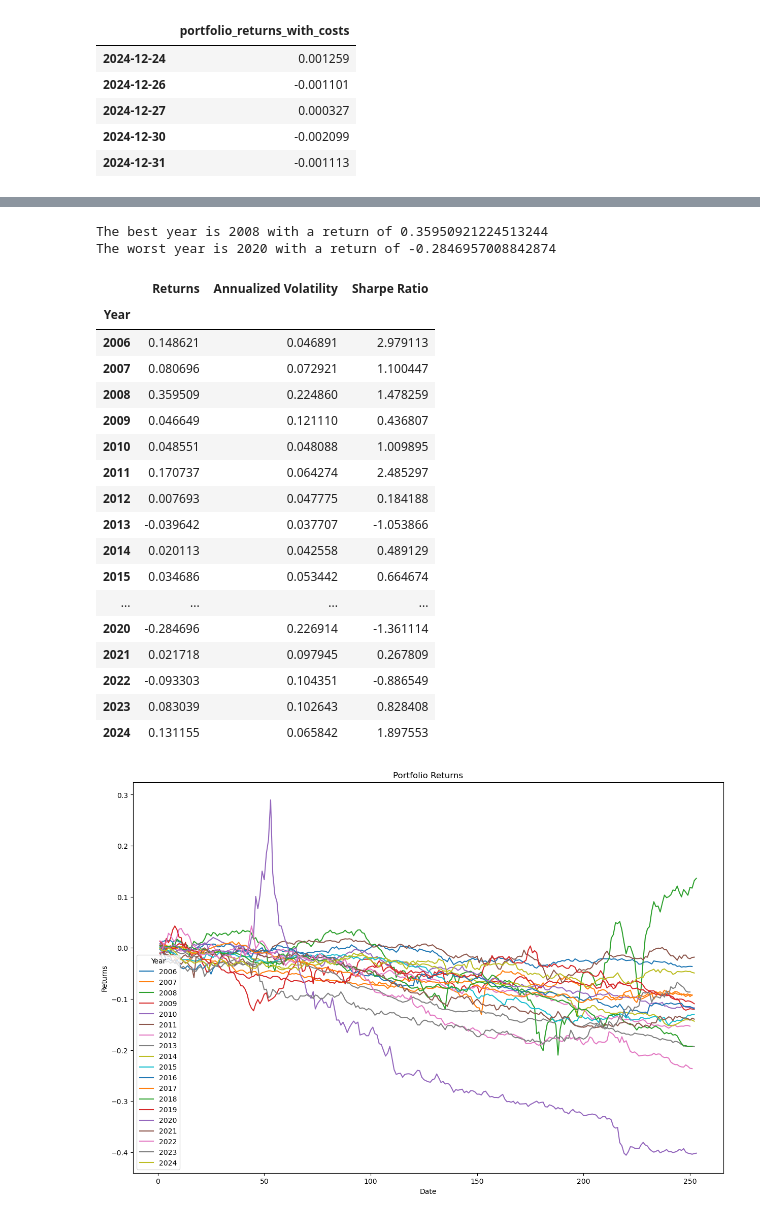
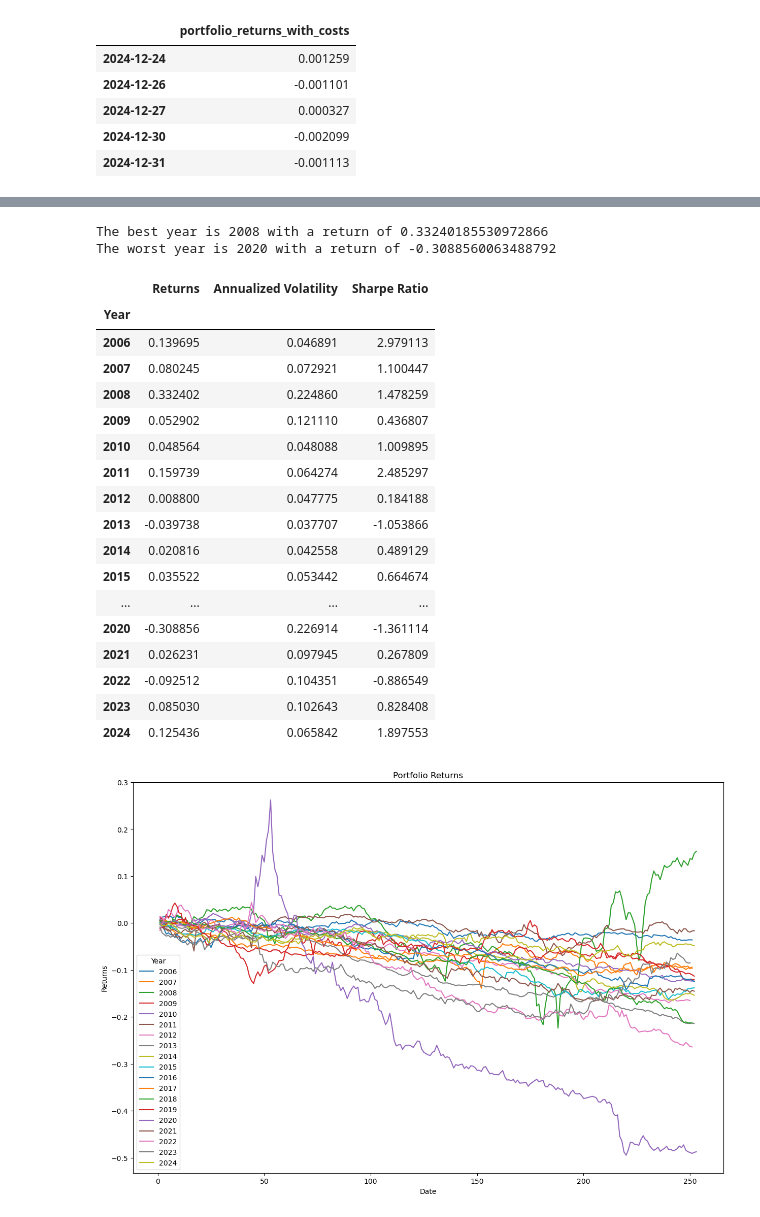
Before and after one commit to KiranReddy0808/FE5214-Introduction-to-quant-investing, a Jupyter notebook: Assignment 2/Assignment2.ipynb, the cells around one changed output, grey strips where cells are left out. Drawn from its saved outputs; the diff is of its cells as text; code cells hidden in the pictures.

```diff
--- a/Assignment 2/Assignment2.ipynb
+++ b/Assignment 2/Assignment2.ipynb
@@ -186,6 +188,7 @@ volatility_dict = {}
 for year in univ_list.index.unique():
     stocks_list = univ_list.columns[univ_list.loc[year] == 1].tolist()
 
+    # Count the number of stocks in each year
     stocks_list = [stock for stock in stocks_list if stock in close_prices.columns]
     print(f"Year: {year.year} - Number of stocks: {len(stocks_list)}")
 
@@ -197,16 +200,17 @@ for year in univ_list.index.unique():
     # Add last month from previous year if present
     if year.year != 2004:
         previous_year_end = close_prices.loc[str(year.year - 1)].tail(30)
-        temp = pd.concat([previous_year_end, close_prices_dict[year.year]])
+        temp = pd.concat([previous_year_end, temp])
 
     # Add first 10 days from next year if present
     if year.year != 2024:
         next_year_start = close_prices.loc[str(year.year + 1)].head(10)
-        temp = pd.concat([close_prices_dict[year.year], next_year_start])
+        temp = pd.concat([temp, next_year_start])
 
     close_prices_dict[year.year] = temp
 
 
+# Filter the stocks from close prices based on the stocks list
 for year in univ_list.index.unique():
     stocks_list = stocks_list_dict[year.year]
     close_prices_dict[year.year] = close_prices_dict[year.year][stocks_list]
@@ -276,11 +280,17 @@ for year in close_prices_dict.keys():
     if year == 2004:
         continue
     else:
+        # Calculate the volatility by constructing a rolling window of 21 days
         volatility_dict[year] = (np.log(close_prices_dict[year]).diff(1).fillna(0)).rolling(window=21).std()
+
+        # Set the minimum volatility to 0.005
         volatility_dict[year] = volatility_dict[year].applymap(lambda x: max(0.005, x))
+
+        # Calculate the normalized 5-day return
         five_day_return_dict[year] = (np.log(close_prices_dict[year]).diff(5).fillna(0))
         norm_five_day_return_dict[year] = five_day_return_dict[year] / volatility_dict[year]
 
+        # Calculate the returns minus the industry average
         returns_minus_industry_dict[year] = (np.log(close_prices_dict[year]).diff(1).fillna(0))
 
         ranks = norm_five_day_return_dict[year].rank(axis=1, method = 'first', ascending=False)
@@ -312,7 +322,6 @@ for year in close_prices_dict.keys():
                 # Subtract the industry returns
                 returns_minus_industry_dict[year].loc[:, mask] = returns_minus_industry_dict[year].loc[:, mask].sub(industry_returns_dict[year][key], axis=0)
 
-        norm_five_day_return = norm_five_day_return_dict[year].loc[str(year)]
         norm_five_day_return = norm_five_day_return_dict[year].loc[str(year)]
         ranked_norm_five_day_return = ranked_norm_five_day_return_dict[year].loc[str(year)]
         returns_minus_industry = returns_minus_industry_dict[year].shift(-1).loc[str(year)]
@@ -568,7 +604,7 @@ plt.xlabel("Date")
 plt.ylabel("Returns")
 
 for year in portfolio_returns_dict.keys():
-    returns = (1 + portfolio_returns_dict[year]['portfolio_returns']).cumprod() - 1
+    returns = portfolio_returns_dict[year]['portfolio_returns'].cumsum()
 
     T = summary_df.loc[str(year), "T"]
     results.loc[len(results)] = [
@@ -596,54 +632,54 @@ print(f"The worst year is {min_index} with a return of {results.loc[min_index, '
 
 display(results)
 # %% [output]
-The best year is 2008 with a return of 0.35950921224513244
-The worst year is 2020 with a return of -0.2846957008842874
+The best year is 2008 with a return of 0.33240185530972866
+The worst year is 2020 with a return of -0.3088560063488792
 |  | Returns | Annualized Volatility | Sharpe Ratio |
 | Year |  |  |  |
-| 2006 | 0.148621 | 0.046891 | 2.979113 |
-| 2007 | 0.080696 | 0.072921 | 1.100447 |
-| 2008 | 0.359509 | 0.224860 | 1.478259 |
-| 2009 | 0.046649 | 0.121110 | 0.436807 |
-| 2010 | 0.048551 | 0.048088 | 1.009895 |
-| 2011 | 0.170737 | 0.064274 | 2.485297 |
-| 2012 | 0.007693 | 0.047775 | 0.184188 |
-| 2013 | -0.039642 | 0.037707 | -1.053866 |
-| 2014 | 0.020113 | 0.042558 | 0.489129 |
-| 2015 | 0.034686 | 0.053442 | 0.664674 |
+| 2006 | 0.139695 | 0.046891 | 2.979113 |
+| 2007 | 0.080245 | 0.072921 | 1.100447 |
+| 2008 | 0.332402 | 0.224860 | 1.478259 |
+| 2009 | 0.052902 | 0.121110 | 0.436807 |
+| 2010 | 0.048564 | 0.048088 | 1.009895 |
+| 2011 | 0.159739 | 0.064274 | 2.485297 |
+| 2012 | 0.008800 | 0.047775 | 0.184188 |
+| 2013 | -0.039738 | 0.037707 | -1.053866 |
+| 2014 | 0.020816 | 0.042558 | 0.489129 |
+| 2015 | 0.035522 | 0.053442 | 0.664674 |
 | ... | ... | ... | ... |
-| 2020 | -0.284696 | 0.226914 | -1.361114 |
-| 2021 | 0.021718 | 0.097945 | 0.267809 |
-| 2022 | -0.093303 | 0.104351 | -0.886549 |
-| 2023 | 0.083039 | 0.102643 | 0.828408 |
-| 2024 | 0.131155 | 0.065842 | 1.897553 |
+| 2020 | -0.308856 | 0.226914 | -1.361114 |
+| 2021 | 0.026231 | 0.097945 | 0.267809 |
+| 2022 | -0.092512 | 0.104351 | -0.886549 |
+| 2023 | 0.085030 | 0.102643 | 0.828408 |
+| 2024 | 0.125436 | 0.065842 | 1.897553 |
 # %%
 results_with_costs = pd.DataFrame(columns=['Year', 'Returns', 'Annualized Volatility', 'Sharpe Ratio'])
 
 plt.figure(figsize=(15, 10))
 plt.title("Portfolio Returns")
 plt.xlabel("Date")
 plt.ylabel("Returns")
 
 for year in portfolio_returns_wc_dict.keys():
-    returns_with_costs = (1 + portfolio_returns_wc_dict[year]['portfolio_returns_with_costs']).cumprod() - 1
+    returns_with_costs = portfolio_returns_wc_dict[year]['portfolio_returns_with_costs'].cumsum()
 
     T = summary_df.loc[str(year), "T"]
     results_with_costs.loc[len(results_with_costs)] = [
         str(year),
         returns_with_costs.iloc[-1],
         portfolio_returns_wc_dict[year]['portfolio_returns_with_costs'].std() * np.sqrt(T),
         np.sqrt(T) * portfolio_returns_wc_dict[year]['portfolio_returns_with_costs'].mean() / portfolio_returns_wc_dict[year]['portfolio_returns_with_costs'].std()
     ]
 
     # Plot number of days in a year vs returns
     plt.plot(range(1, len(returns_with_costs)+1), returns_with_costs.values, label=year)
 
 results_with_costs.set_index('Year', inplace=True)
 
 plt.legend(title="Year")
 plt.show()
 # %% [output]
-[figure, old version]
+[figure, new version]
 # %%
 min_index = results_with_costs['Returns'].idxmin()
 max_index = results_with_costs['Returns'].idxmax()
```
Also changed, not shown: parts of 6 cells of this notebook.
